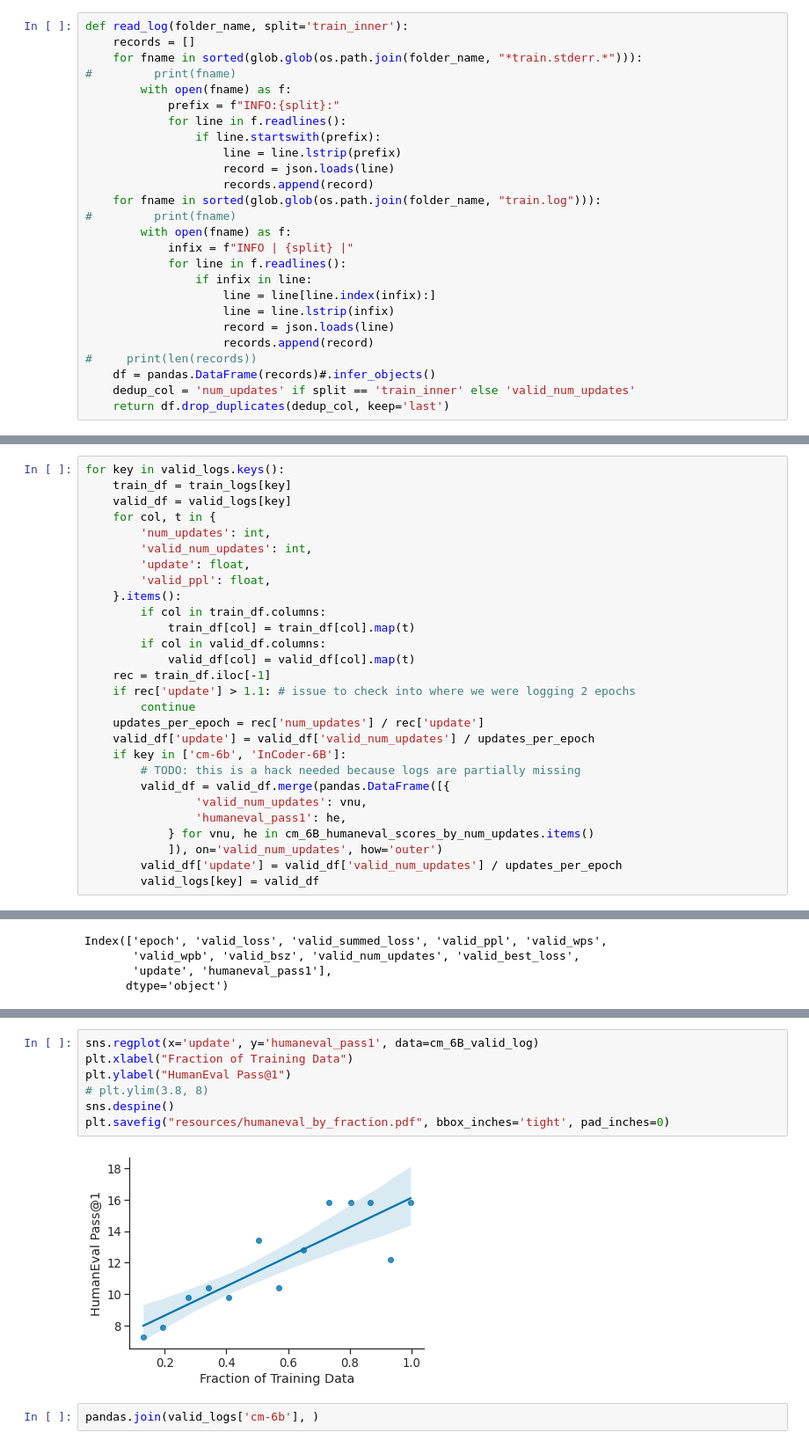
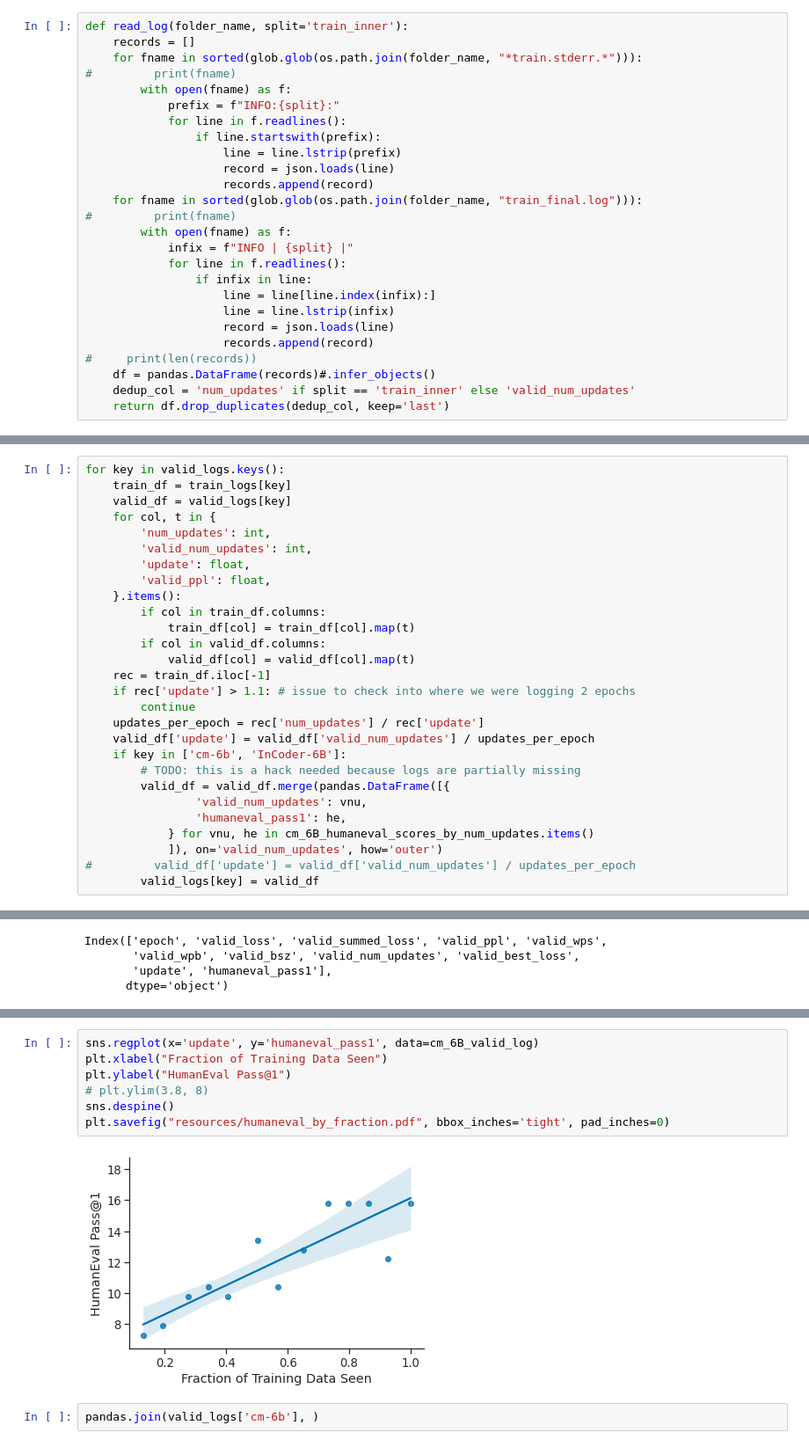
Before and after one commit to Eric-Wallace/codex, a Jupyter notebook: notebooks/logs_dfried.ipynb, the cells around one changed output, grey strips where cells are left out. Shown at 88% size. Drawn from its saved outputs; the diff is of its cells as text.

```diff
--- a/notebooks/logs_dfried.ipynb
+++ b/notebooks/logs_dfried.ipynb
@@ -23,7 +23,7 @@ def read_log(folder_name, split='train_inner'):
                     line = line.lstrip(prefix)
                     record = json.loads(line)
                     records.append(record)
-    for fname in sorted(glob.glob(os.path.join(folder_name, "train.log"))):
+    for fname in sorted(glob.glob(os.path.join(folder_name, "train_final.log"))):
 #         print(fname)
         with open(fname) as f:
             infix = f"INFO | {split} |"
@@ -138,7 +154,7 @@ for key in valid_logs.keys():
                 'humaneval_pass1': he,
             } for vnu, he in cm_6B_humaneval_scores_by_num_updates.items()
             ]), on='valid_num_updates', how='outer')
-        valid_df['update'] = valid_df['valid_num_updates'] / updates_per_epoch
+#         valid_df['update'] = valid_df['valid_num_updates'] / updates_per_epoch
         valid_logs[key] = valid_df
 # %%
 cm_6B_valid_log = valid_logs['cm-6b']
@@ -245,12 +257,12 @@ plt.savefig("resources/humaneval_by_updates.pdf", bbox_inches='tight', pad_inche
 # %%
 sns.regplot(x='update', y='humaneval_pass1', data=cm_6B_valid_log)
-plt.xlabel("Fraction of Training Data")
+plt.xlabel("Fraction of Training Data Seen")
 plt.ylabel("HumanEval Pass@1")
 # plt.ylim(3.8, 8)
 sns.despine()
 plt.savefig("resources/humaneval_by_fraction.pdf", bbox_inches='tight', pad_inches=0)
 # %% [output]
-[figure, old version]
+[figure, new version]
 # %%
 pandas.join(valid_logs['cm-6b'], )
 # %% [markdown]
```
Also changed, not shown: parts of 7 cells of this notebook.
